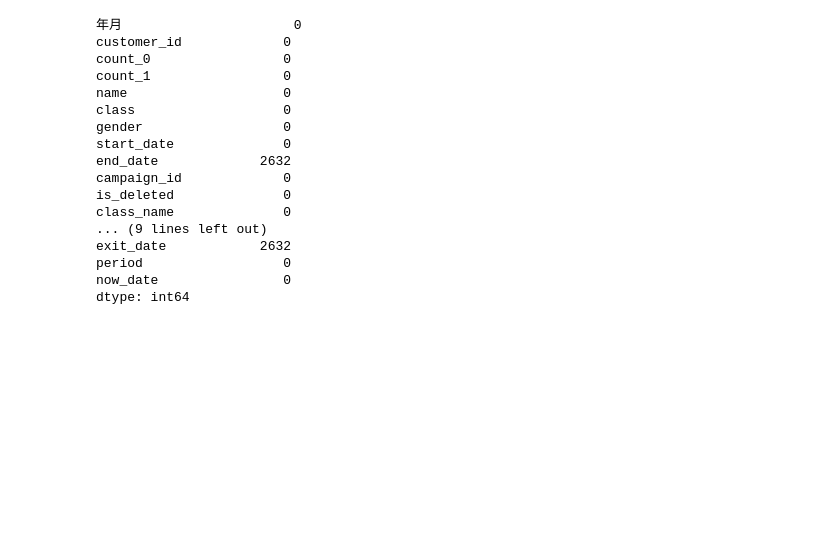
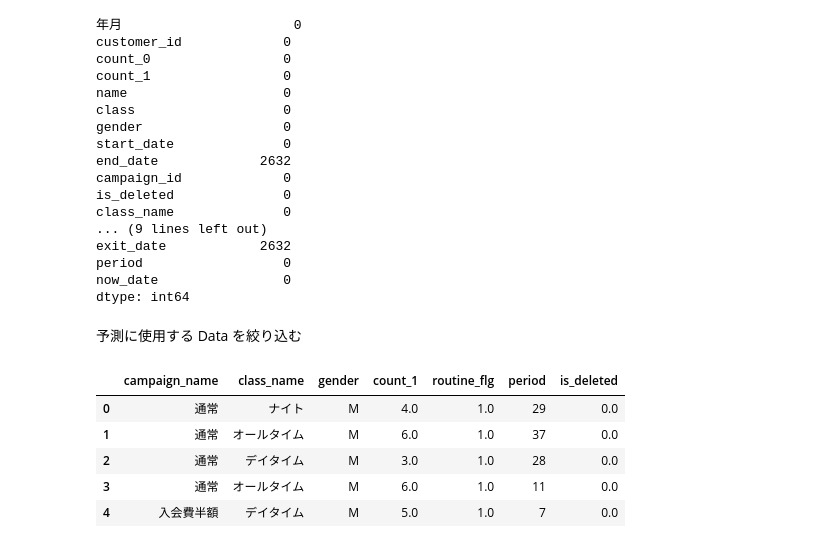
Before and after one commit to 1024xx4/data_analysis_100_knock, a Jupyter notebook: predict_withdrawal.ipynb, the cells around one changed output. Cells and saved outputs as stored; diff of their text form; code cells hidden in the pictures; blank space fills up the shorter version.

```diff
--- a/predict_withdrawal.ipynb
+++ b/predict_withdrawal.ipynb
@@ -197,3 +197,17 @@ exit_date            2632
 period                  0
 now_date                0
 dtype: int64
+# %% [markdown]
+予測に使用する Data を絞り込む
+# %%
+target_col = ['campaign_name', 'class_name', 'gender', 'count_1', 'routine_flg', 'period', 'is_deleted']
+predict_data = predict_data[target_col]
+
+predict_data.head()
+# %% [output]
+|  | campaign_name | class_name | gender | count_1 | routine_flg | period | is_deleted |
+| 0 | 通常 | ナイト | M | 4.0 | 1.0 | 29 | 0.0 |
+| 1 | 通常 | オールタイム | M | 6.0 | 1.0 | 37 | 0.0 |
+| 2 | 通常 | デイタイム | M | 3.0 | 1.0 | 28 | 0.0 |
+| 3 | 通常 | オールタイム | M | 6.0 | 1.0 | 11 | 0.0 |
+| 4 | 入会費半額 | デイタイム | M | 5.0 | 1.0 | 7 | 0.0 |
```
Also changed, not shown: parts of 5 cells of this notebook, 1 other file.
